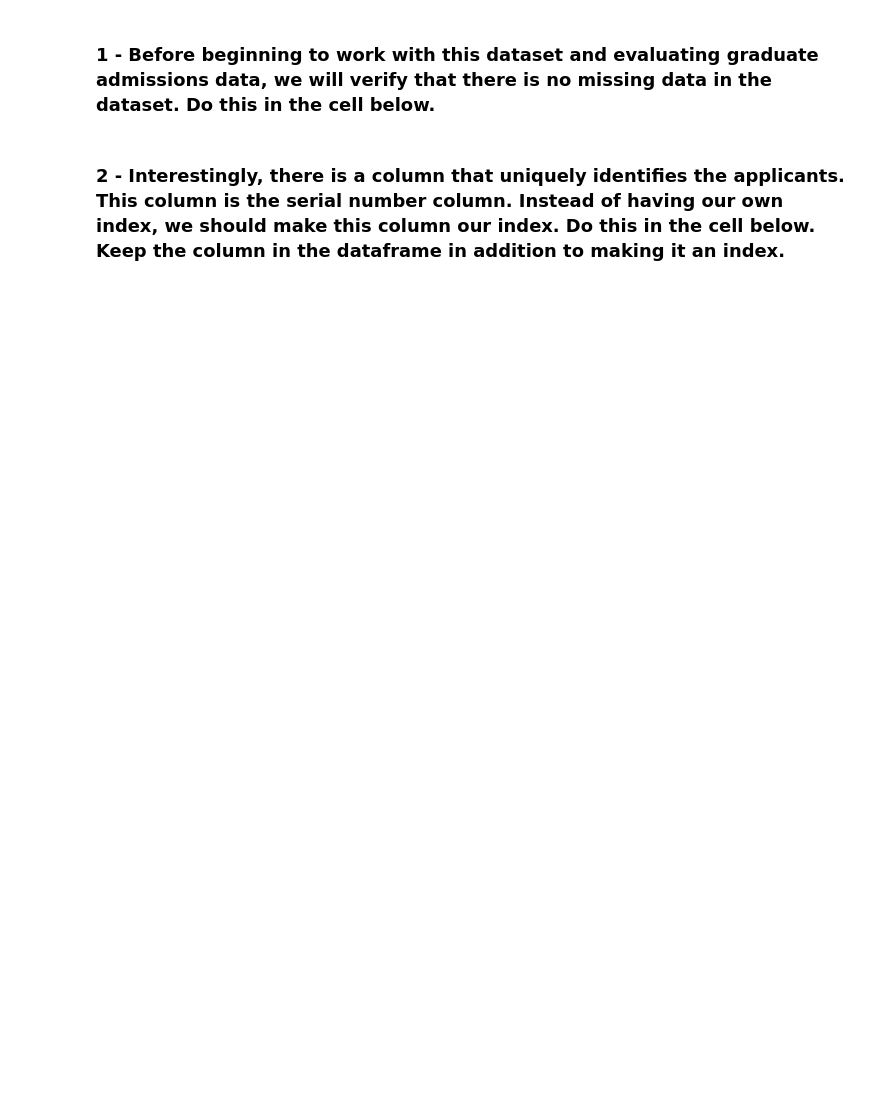
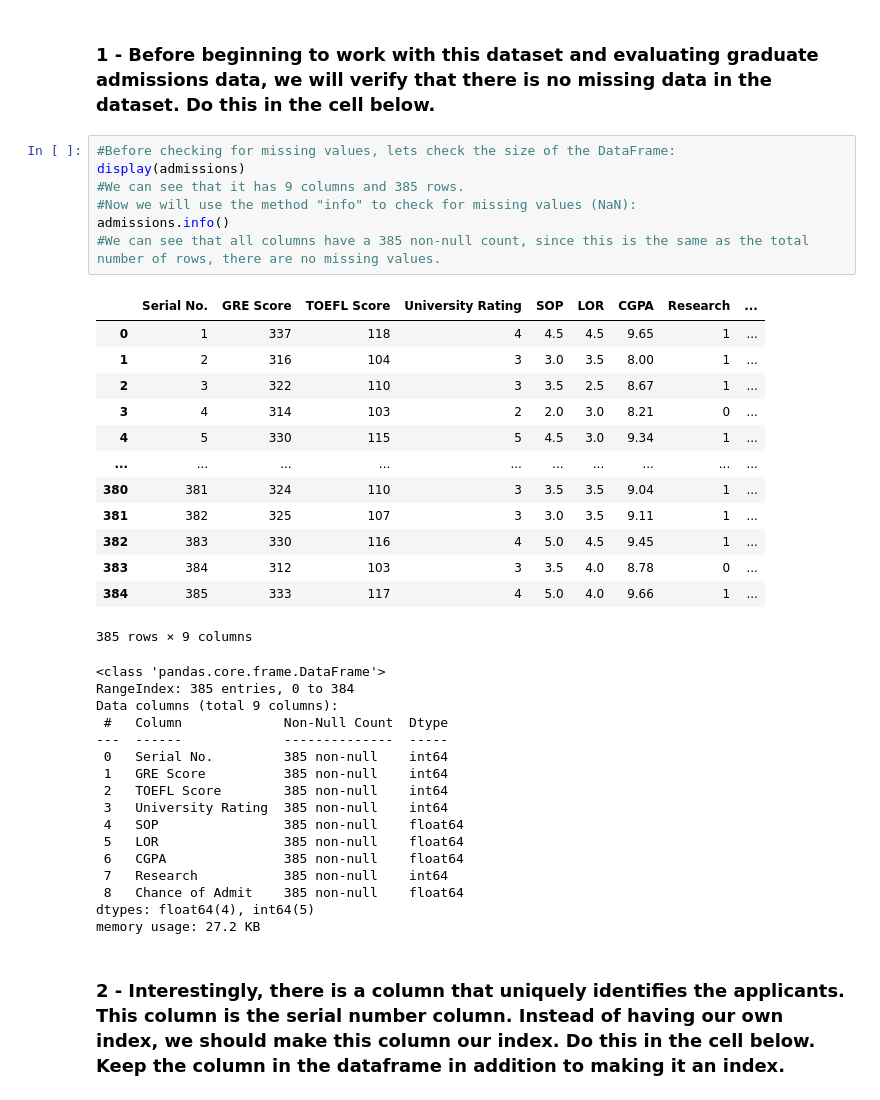
Before and after one commit to Ironhack-data-bcn-january-2023/lab-pandas, a Jupyter notebook: your-code/pandas_1.ipynb, the cells around one changed output. Drawn from its saved outputs; the diff is of its cells as text; blank space fills up the shorter version.

```diff
--- a/your-code/pandas_1.ipynb
+++ b/your-code/pandas_1.ipynb
@@ -85,4 +213,41 @@ Let's evaluate the dataset by looking at the `head` function.
 # %% [markdown]
 ### 1 - Before beginning to work with this dataset and evaluating graduate admissions data, we will verify that there is no missing data in the dataset. Do this in the cell below.
+# %%
+#Before checking for missing values, lets check the size of the DataFrame:
+display(admissions)
+#We can see that it has 9 columns and 385 rows.
+#Now we will use the method "info" to check for missing values (NaN):
+admissions.info()
+#We can see that all columns have a 385 non-null count, since this is the same as the total number of rows, there are no missing values.
+# %% [output]
+|  | Serial No. | GRE Score | TOEFL Score | University Rating | SOP | LOR | CGPA | Research | ... |
+| 0 | 1 | 337 | 118 | 4 | 4.5 | 4.5 | 9.65 | 1 | ... |
+| 1 | 2 | 316 | 104 | 3 | 3.0 | 3.5 | 8.00 | 1 | ... |
+| 2 | 3 | 322 | 110 | 3 | 3.5 | 2.5 | 8.67 | 1 | ... |
+| 3 | 4 | 314 | 103 | 2 | 2.0 | 3.0 | 8.21 | 0 | ... |
+| 4 | 5 | 330 | 115 | 5 | 4.5 | 3.0 | 9.34 | 1 | ... |
+| ... | ... | ... | ... | ... | ... | ... | ... | ... | ... |
+| 380 | 381 | 324 | 110 | 3 | 3.5 | 3.5 | 9.04 | 1 | ... |
+| 381 | 382 | 325 | 107 | 3 | 3.0 | 3.5 | 9.11 | 1 | ... |
+| 382 | 383 | 330 | 116 | 4 | 5.0 | 4.5 | 9.45 | 1 | ... |
+| 383 | 384 | 312 | 103 | 3 | 3.5 | 4.0 | 8.78 | 0 | ... |
+| 384 | 385 | 333 | 117 | 4 | 5.0 | 4.0 | 9.66 | 1 | ... |
+385 rows × 9 columns
+<class 'pandas.core.frame.DataFrame'>
+RangeIndex: 385 entries, 0 to 384
+Data columns (total 9 columns):
+ #   Column             Non-Null Count  Dtype
+---  ------             --------------  -----
+ 0   Serial No.         385 non-null    int64
+ 1   GRE Score          385 non-null    int64
+ 2   TOEFL Score        385 non-null    int64
+ 3   University Rating  385 non-null    int64
+ 4   SOP                385 non-null    float64
+ 5   LOR                385 non-null    float64
+ 6   CGPA               385 non-null    float64
+ 7   Research           385 non-null    int64
+ 8   Chance of Admit    385 non-null    float64
+dtypes: float64(4), int64(5)
+memory usage: 27.2 KB
 # %% [markdown]
 ###  2 -  Interestingly, there is a column that uniquely identifies the applicants. This column is the serial number column. Instead of having our own index, we should make this column our index. Do this in the cell below. Keep the column in the dataframe in addition to making it an index.
```
Also changed, not shown: parts of 21 cells of this notebook.
